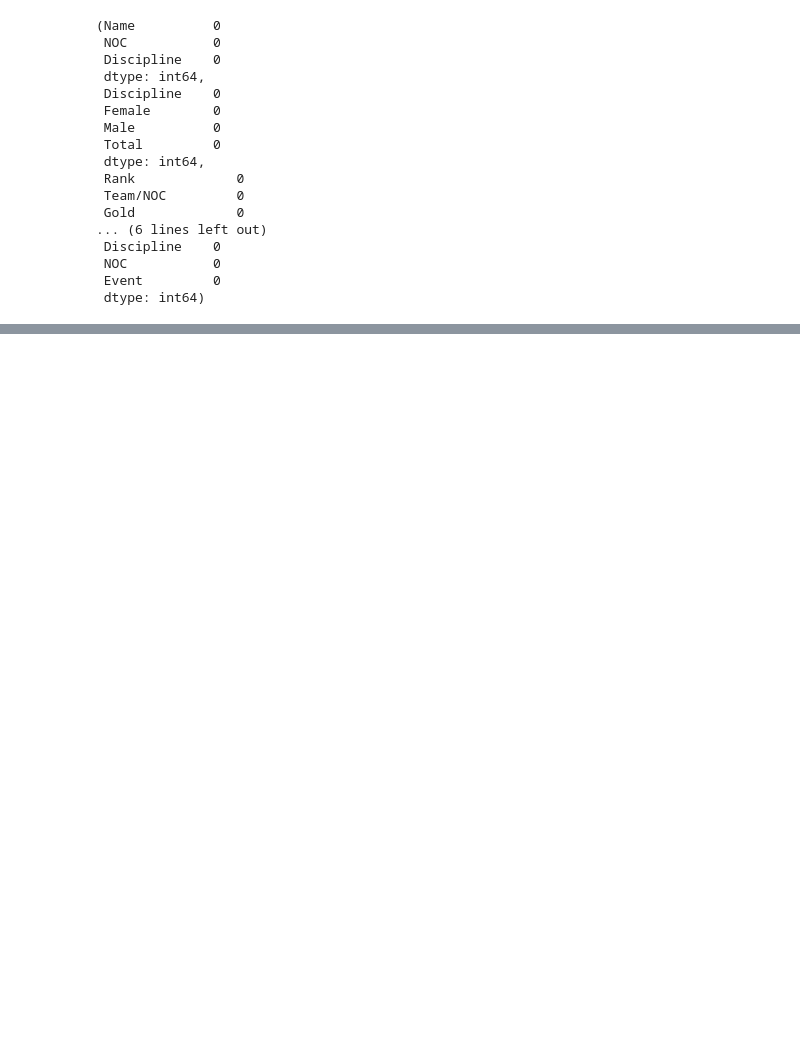
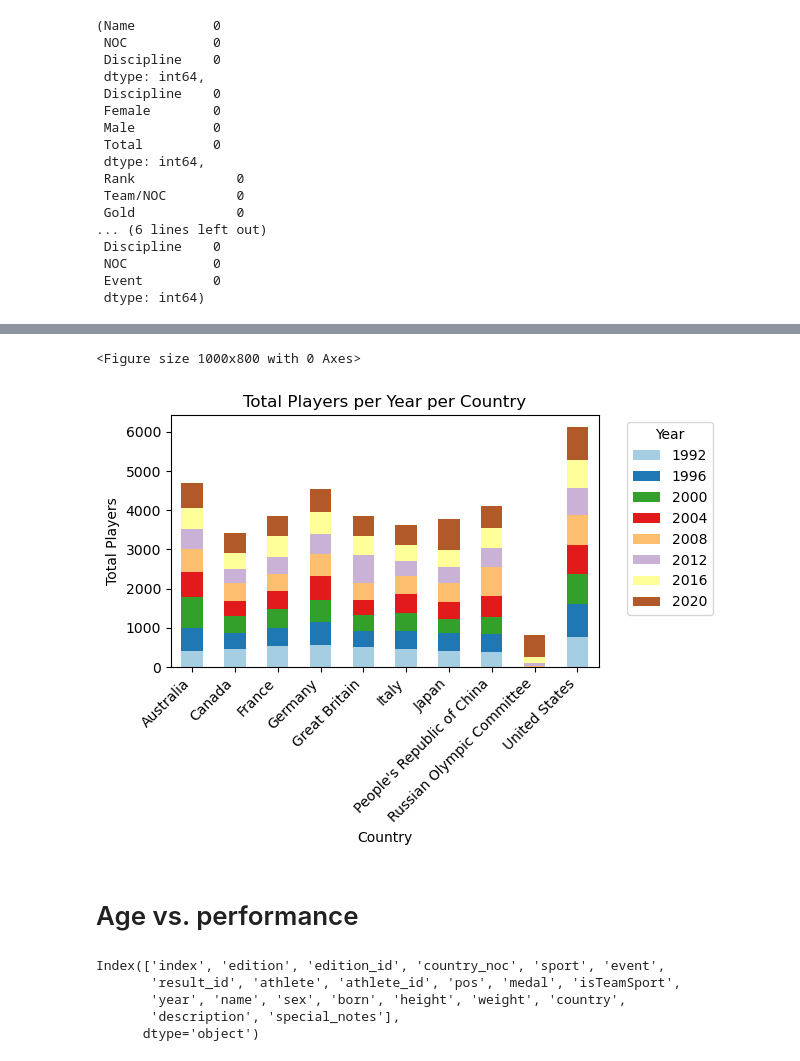
Before and after one commit to ezishr/CodeDex---Hackathon-Summer-2024, a Jupyter notebook: index.ipynb, the cells around one changed output, grey strips where cells are left out. Cells and saved outputs as stored; diff of their text form; code cells hidden in the pictures; blank space fills up the shorter version.

```diff
--- a/index.ipynb
+++ b/index.ipynb
@@ -45,0 +323,12 @@ missing_values_athletes, missing_values_gender, missing_values_medals, missing_v
+# %%
+athlete_full_info = pd.merge(athlete_event_results_summer, athlete_bio_full, how='outer', on='athlete_id').reset_index()
+athlete_full_info['country_noc_x'] = athlete_full_info['country_noc_y']
+athlete_full_info.drop(columns=['country_noc_y'], inplace=True)
+athlete_full_info.rename(columns={'country_noc_x':'country_noc'}, inplace=True)
+athlete_full_info['edition_id'].fillna(0,inplace=True)
+athlete_full_info['result_id'].fillna(0,inplace=True)
+athlete_full_info['medal'].fillna('No medal', inplace=True)
+athlete_full_info['born'].fillna('0000', inplace=True)
+
+
+athlete_full_info.info()
@@ -45,0 +370,34 @@ missing_values_athletes, missing_values_gender, missing_values_medals, missing_v
+# %%
+country_participants = pd.DataFrame(athlete_full_info.groupby(['year','country_noc']).size()).reset_index()
+country_participants = pd.merge(country_participants, countries_full, how='outer', left_on='country_noc', right_on='noc')
+country_participants.rename(columns={0: 'total players'}, inplace=True)
+country_participants.sort_values(by=['year','total players'], inplace=True)
+country_participants.dropna(axis='rows', subset='year', inplace=True)
+country_participants.dropna(axis='rows', subset='country', inplace=True)
+# %%
+sample = country_participants[country_participants['country'].isin(['United States','Germany','Australia','Japan','Great Britain','Canada','Italy','France','Russian Olympic Committee',"People's Republic of China"])]
+pivot_data = sample.pivot_table(index='country', columns='year', values='total players', aggfunc='sum')
+
+# Create a stacked bar plot
+plt.figure(figsize=(10, 8))
+pivot_data.plot(kind='bar', stacked=True, colormap='Paired')
+plt.xlabel('Country')
+plt.ylabel('Total Players')
+plt.title('Total Players per Year per Country')
+plt.legend(title='Year', bbox_to_anchor=(1.05, 1), loc='upper left')
+plt.xticks(rotation=45, ha='right')
+plt.tight_layout()
+plt.show()
+# %% [output]
+<Figure size 1000x800 with 0 Axes>
+[figure, added]
+# %% [markdown]
+# Age vs. performance
+# %%
+athlete_full_info.columns
+# %% [output]
+Index(['index', 'edition', 'edition_id', 'country_noc', 'sport', 'event',
+       'result_id', 'athlete', 'athlete_id', 'pos', 'medal', 'isTeamSport',
+       'year', 'name', 'sex', 'born', 'height', 'weight', 'country',
+       'description', 'special_notes'],
+      dtype='object')
```
Also changed, not shown: parts of 41 cells of this notebook, 3 other files.
